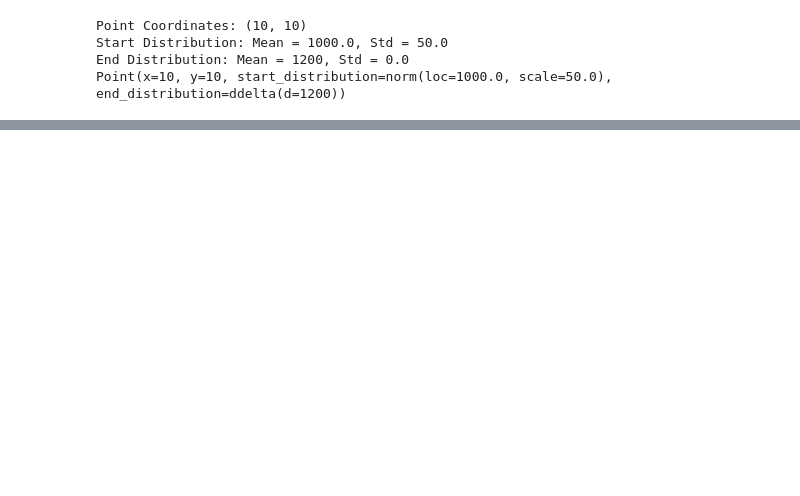
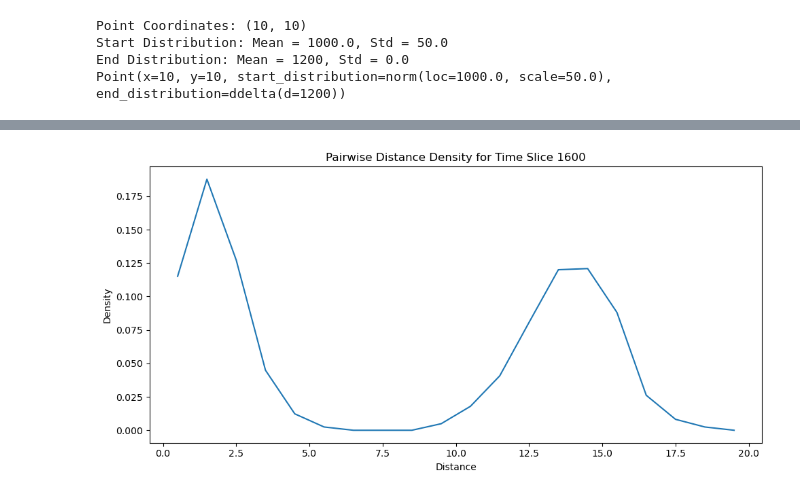
Before and after one commit to wccarleton/chronocluster, a Jupyter notebook: docs/source/tutorialnb.ipynb, the cells around one changed output, grey strips where cells are left out. Cells and saved outputs as stored; diff of their text form; code cells hidden in the pictures; blank space fills up the shorter version.

```diff
--- a/docs/source/tutorialnb.ipynb
+++ b/docs/source/tutorialnb.ipynb
@@ -560 +561,19 @@ clustering_heatmap(pairwise_density,
+# %%
+# Plot to see results for a random time slice
+rnd_t = int(np.random.uniform(low = 0, high = len(time_slices)))
+
+# Create a line plot
+fig, axs = plt.subplots(figsize=(10, 5))
+
+# Plot K results
+axs.plot(support, np.mean(pairwise_density[:, rnd_t, :], axis=1))
+axs.set_xlabel('Distance')
+axs.set_ylabel('Density')
+axs.set_title(f'Pairwise Distance Density for Time Slice {time_slices[rnd_t]}')
+
+plt.tight_layout()
+plt.subplots_adjust(hspace=0.4)
+plt.show()
+# %% [output]
+[figure, added]
 # %% [markdown]
```
Also changed, not shown: parts of 27 cells of this notebook, 24 other files.
